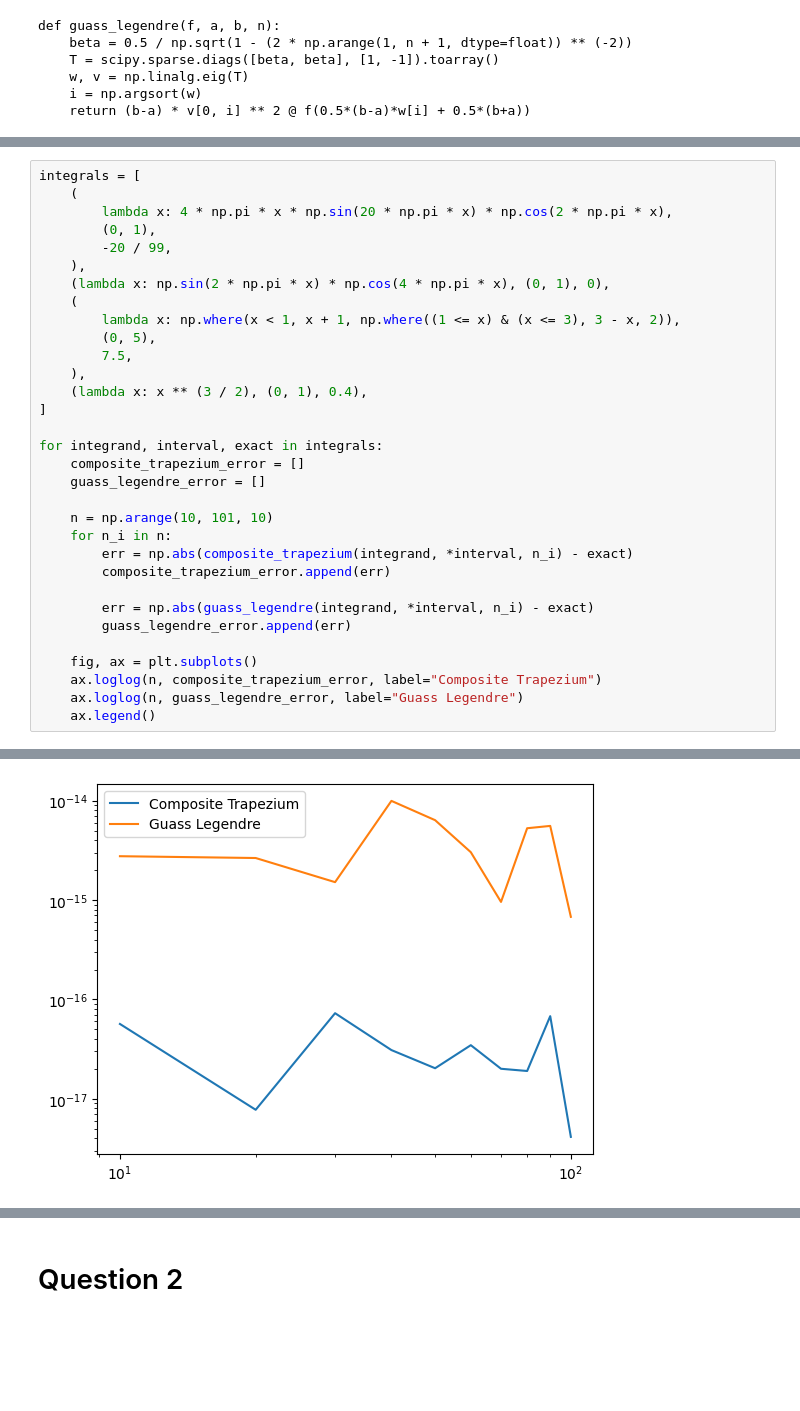
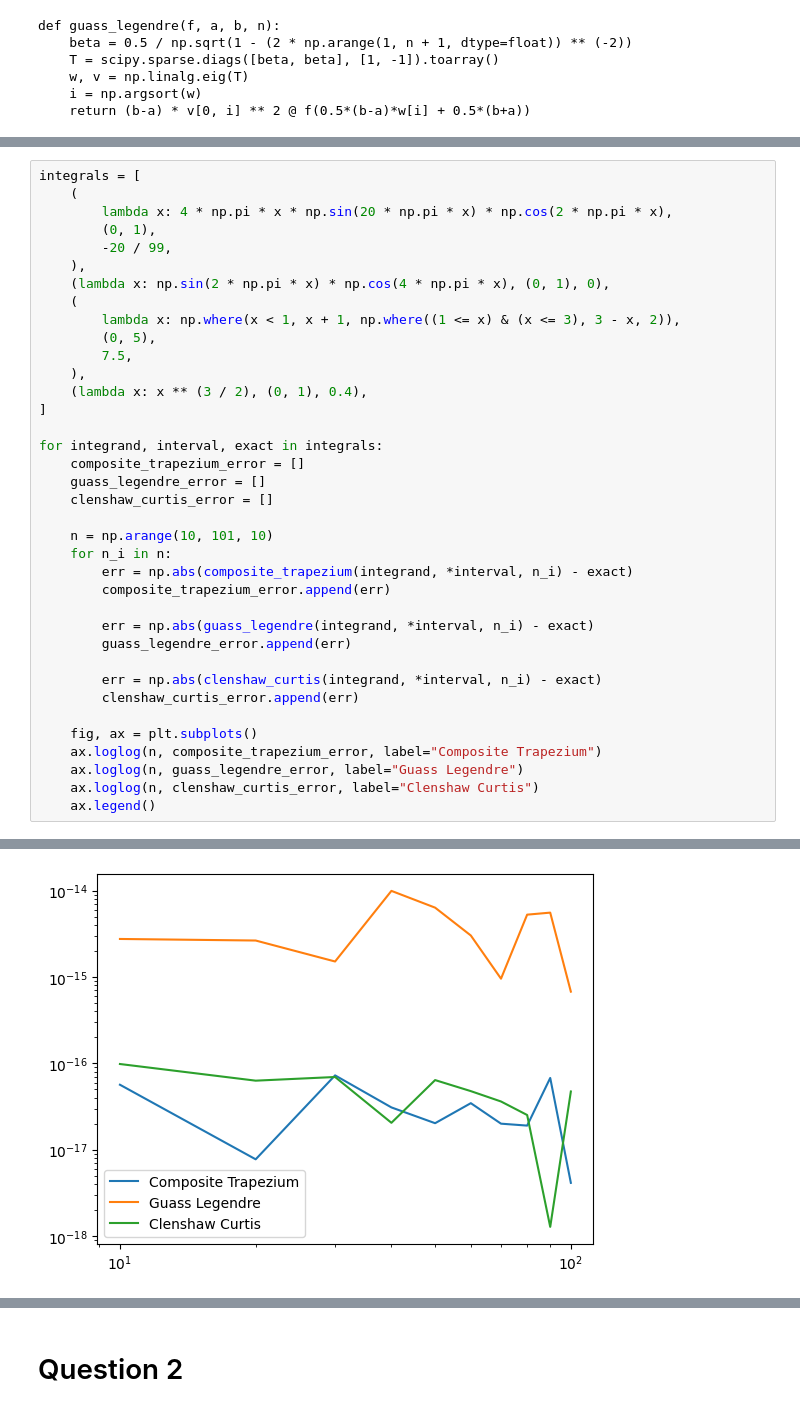
Before and after one commit to j-bowhay/Practical-Numerical-Analysis, a Jupyter notebook: problem_sheets/Problem Sheet 2.ipynb, the cells around one changed output, grey strips where cells are left out. Cells and saved outputs as stored; diff of their text form; blank space fills up the shorter version.

```diff
--- a/problem_sheets/Problem Sheet 2.ipynb
+++ b/problem_sheets/Problem Sheet 2.ipynb
@@ -43,6 +60,7 @@ integrals = [
 for integrand, interval, exact in integrals:
     composite_trapezium_error = []
     guass_legendre_error = []
+    clenshaw_curtis_error = []
 
     n = np.arange(10, 101, 10)
     for n_i in n:
@@ -52,8 +70,12 @@ for integrand, interval, exact in integrals:
         err = np.abs(guass_legendre(integrand, *interval, n_i) - exact)
         guass_legendre_error.append(err)
 
+        err = np.abs(clenshaw_curtis(integrand, *interval, n_i) - exact)
+        clenshaw_curtis_error.append(err)
+
     fig, ax = plt.subplots()
     ax.loglog(n, composite_trapezium_error, label="Composite Trapezium")
     ax.loglog(n, guass_legendre_error, label="Guass Legendre")
+    ax.loglog(n, clenshaw_curtis_error, label="Clenshaw Curtis")
     ax.legend()
 # %% [output]
@@ -61 +83 @@ for integrand, interval, exact in integrals:
-[figure, old version]
+[figure, new version]
```
Also changed, not shown: parts of 10 cells of this notebook, 2 other files.
